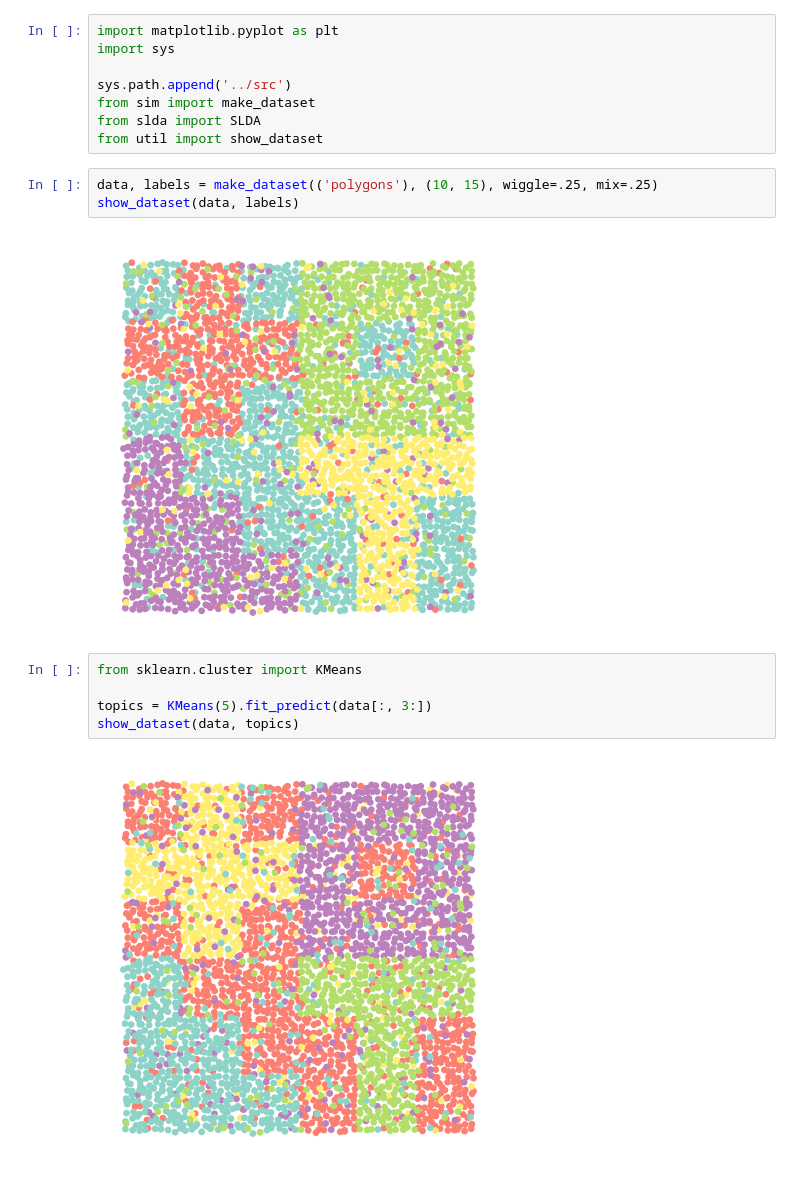
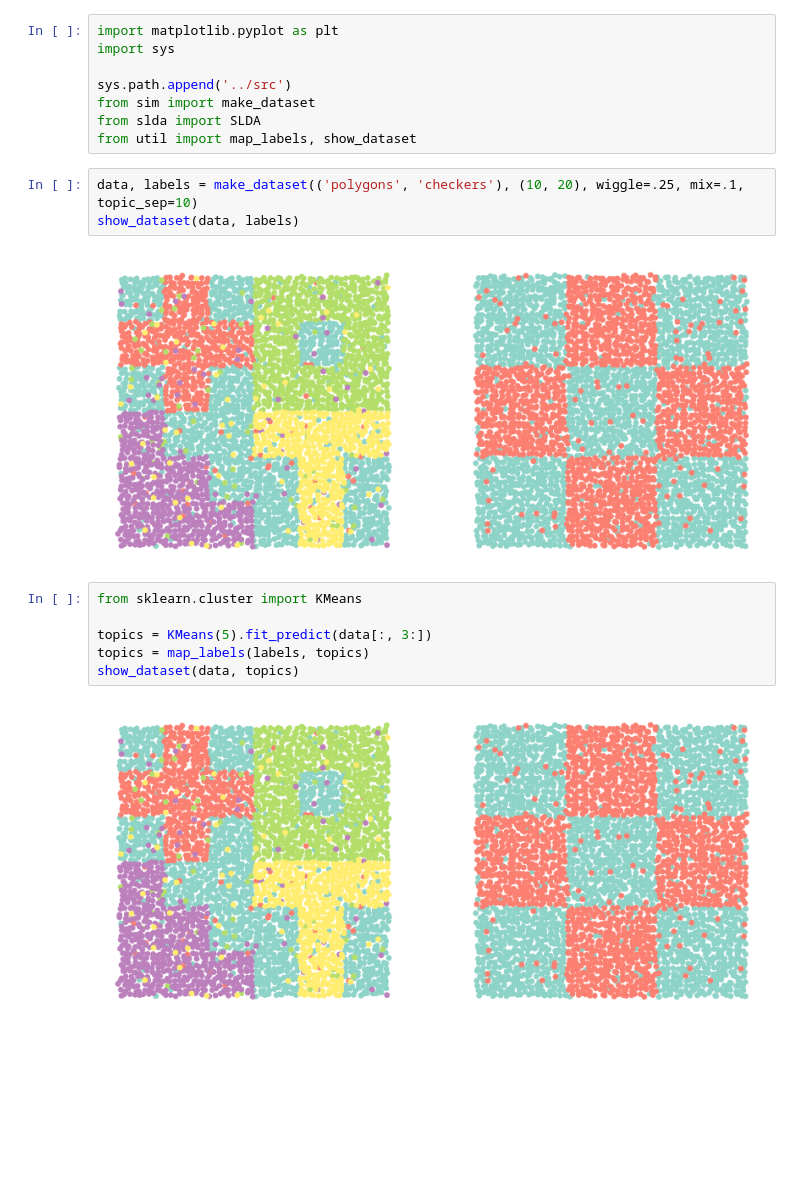
Before and after one commit to craigfouts/asterism, a Jupyter notebook: notebooks/demo.ipynb, the cells around one changed output. Drawn from its saved outputs; the diff is of its cells as text; blank space fills up the shorter version.

Commit message:
Fixed multi-image synthetic data bug and updated SLDA default hyperparameters

```diff
--- a/notebooks/demo.ipynb
+++ b/notebooks/demo.ipynb
@@ -5,17 +5,18 @@ import sys
 sys.path.append('../src')
 from sim import make_dataset
 from slda import SLDA
-from util import show_dataset
+from util import map_labels, show_dataset
 # %%
-data, labels = make_dataset(('polygons'), (10, 15), wiggle=.25, mix=.25)
+data, labels = make_dataset(('polygons', 'checkers'), (10, 20), wiggle=.25, mix=.1, topic_sep=10)
 show_dataset(data, labels)
 # %% [output]
-[figure, old version]
+[figure, new version]
 # %%
 from sklearn.cluster import KMeans
 
 topics = KMeans(5).fit_predict(data[:, 3:])
+topics = map_labels(labels, topics)
 show_dataset(data, topics)
 # %% [output]
-[figure, old version]
+[figure, new version]
 # %%
```
Also changed, not shown: parts of 2 cells of this notebook, 2 other files.
